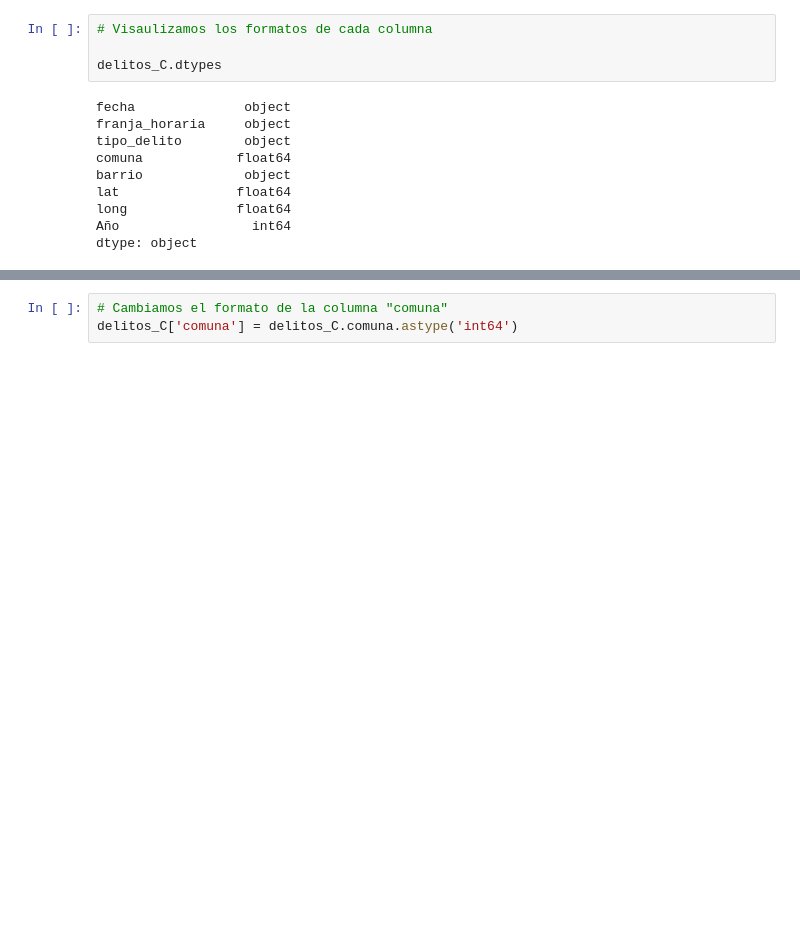
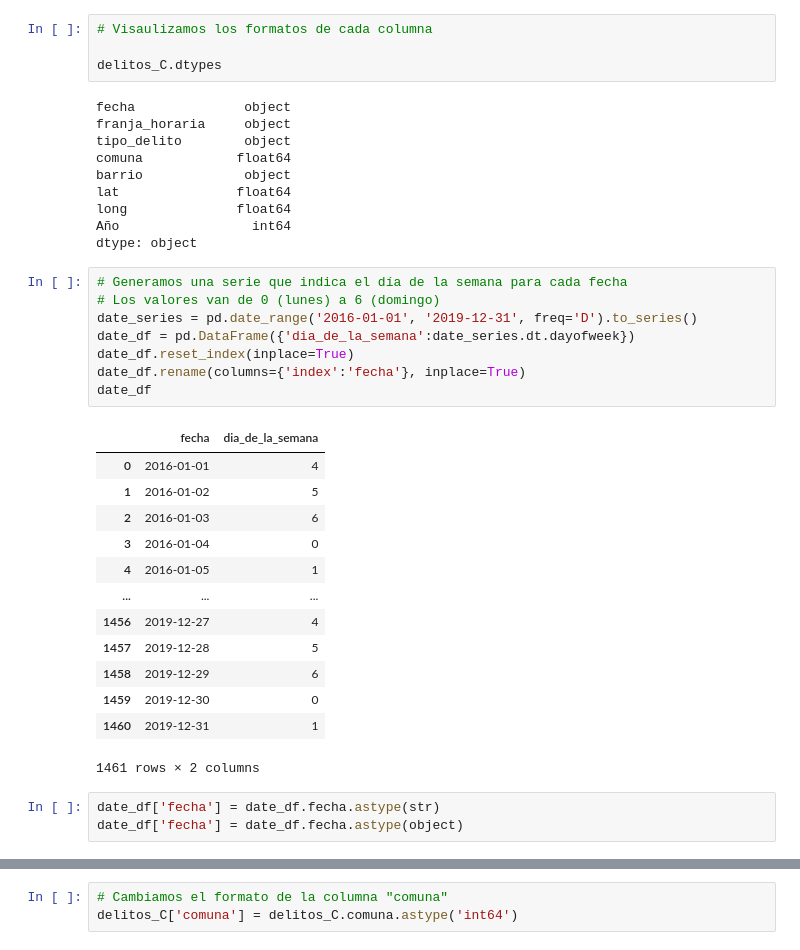
Before and after one commit to virsammartino/proyectoinseguridad, a Jupyter notebook: MAIN.ipynb, the cells around one changed output, grey strips where cells are left out. Cells and saved outputs as stored; diff of their text form; blank space fills up the shorter version.

```diff
--- a/MAIN.ipynb
+++ b/MAIN.ipynb
@@ -380,6 +380,31 @@ lat               float64
 long              float64
 Año                 int64
 dtype: object
+# %%
+# Generamos una serie que indica el día de la semana para cada fecha
+# Los valores van de 0 (lunes) a 6 (domingo)
+date_series = pd.date_range('2016-01-01', '2019-12-31', freq='D').to_series()
+date_df = pd.DataFrame({'dia_de_la_semana':date_series.dt.dayofweek})
+date_df.reset_index(inplace=True)
+date_df.rename(columns={'index':'fecha'}, inplace=True)
+date_df
+# %% [output]
+|  | fecha | dia_de_la_semana |
+| 0 | 2016-01-01 | 4 |
+| 1 | 2016-01-02 | 5 |
+| 2 | 2016-01-03 | 6 |
+| 3 | 2016-01-04 | 0 |
+| 4 | 2016-01-05 | 1 |
+| ... | ... | ... |
+| 1456 | 2019-12-27 | 4 |
+| 1457 | 2019-12-28 | 5 |
+| 1458 | 2019-12-29 | 6 |
+| 1459 | 2019-12-30 | 0 |
+| 1460 | 2019-12-31 | 1 |
+1461 rows × 2 columns
+# %%
+date_df['fecha'] = date_df.fecha.astype(str)
+date_df['fecha'] = date_df.fecha.astype(object)
 # %%
 delitos_D = pd.merge(delitos_C, date_df)
 delitos_D.sample(3)
```
Also changed, not shown: parts of 31 cells of this notebook.
